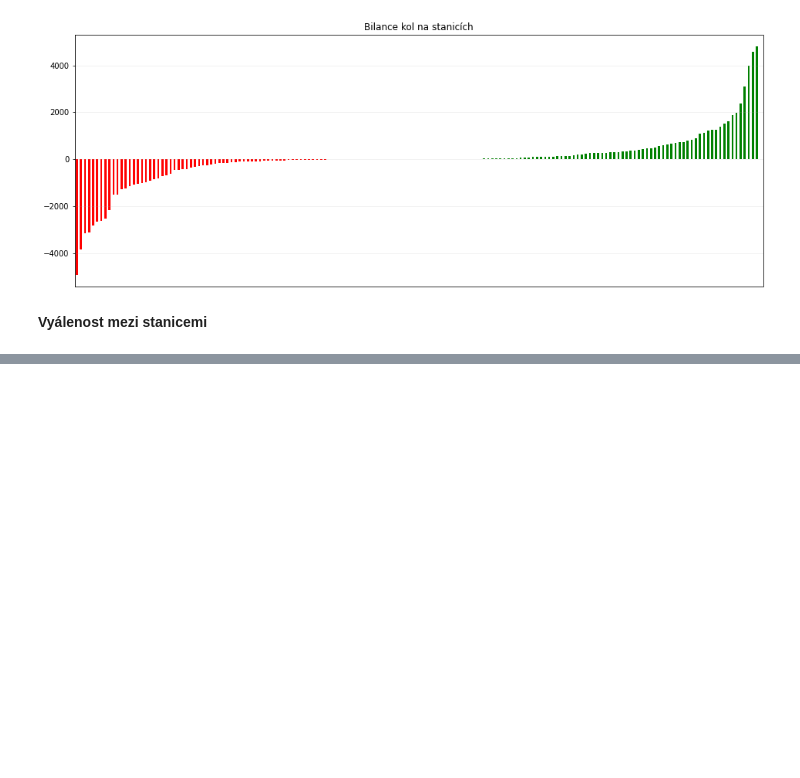
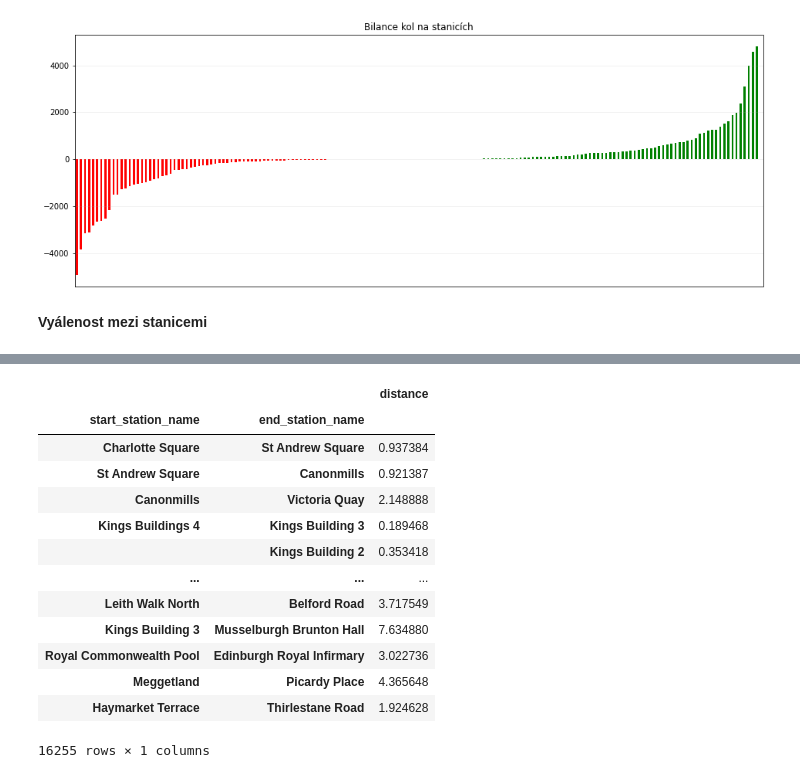
Before and after one commit to Aldarion96/Engeto_Python_project, a Jupyter notebook: Python_projekt.ipynb, the cells around one changed output, grey strips where cells are left out. Drawn from its saved outputs; the diff is of its cells as text; code cells hidden in the pictures; blank space fills up the shorter version.

```diff
--- a/Python_projekt.ipynb
+++ b/Python_projekt.ipynb
@@ -200,12 +197,6 @@ bikes_distance_df.head(3)
 # %%
 def haversine_np(lon1, lat1, lon2, lat2):
-    """
-    Calculate the great circle distance between two points
-    on the earth (specified in decimal degrees)
 
-    All args must be of equal length.
-
-    """
     lon1, lat1, lon2, lat2 = map(np.radians, [lon1, lat1, lon2, lat2])
 
     dlon = lon2 - lon1
@@ -216,3 +207,24 @@ def haversine_np(lon1, lat1, lon2, lat2):
     c = 2 * np.arcsin(np.sqrt(a))
     km = 6367 * c
     return km
+# %%
+bikes_distance_df['distance'] = (haversine_np(bikes_distance_df['start_station_longitude'],bikes_distance_df['start_station_latitude'],bikes_distance_df['end_station_longitude'],bikes_distance_df['end_station_latitude'])
+)
+bikes_distance_df = bikes_distance_df[['distance']]
+# %%
+bikes_distance_df
+# %% [output]
+|  |  | distance |
+| start_station_name | end_station_name |  |
+| Charlotte Square | St Andrew Square | 0.937384 |
+| St Andrew Square | Canonmills | 0.921387 |
+| Canonmills | Victoria Quay | 2.148888 |
+| Kings Buildings 4 | Kings Building 3 | 0.189468 |
+|  | Kings Building 2 | 0.353418 |
+| ... | ... | ... |
+| Leith Walk North | Belford Road | 3.717549 |
+| Kings Building 3 | Musselburgh Brunton Hall | 7.634880 |
+| Royal Commonwealth Pool | Edinburgh Royal Infirmary | 3.022736 |
+| Meggetland | Picardy Place | 4.365648 |
+| Haymarket Terrace | Thirlestane Road | 1.924628 |
+16255 rows × 1 columns
```
Also changed, not shown: parts of 9 cells of this notebook.
